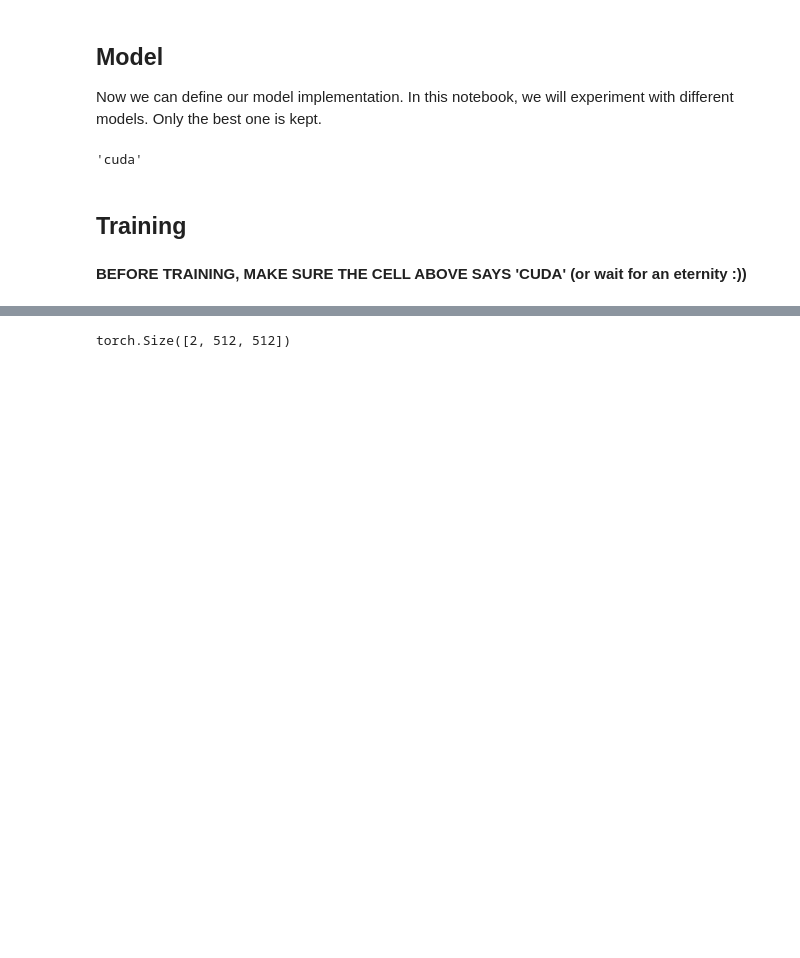
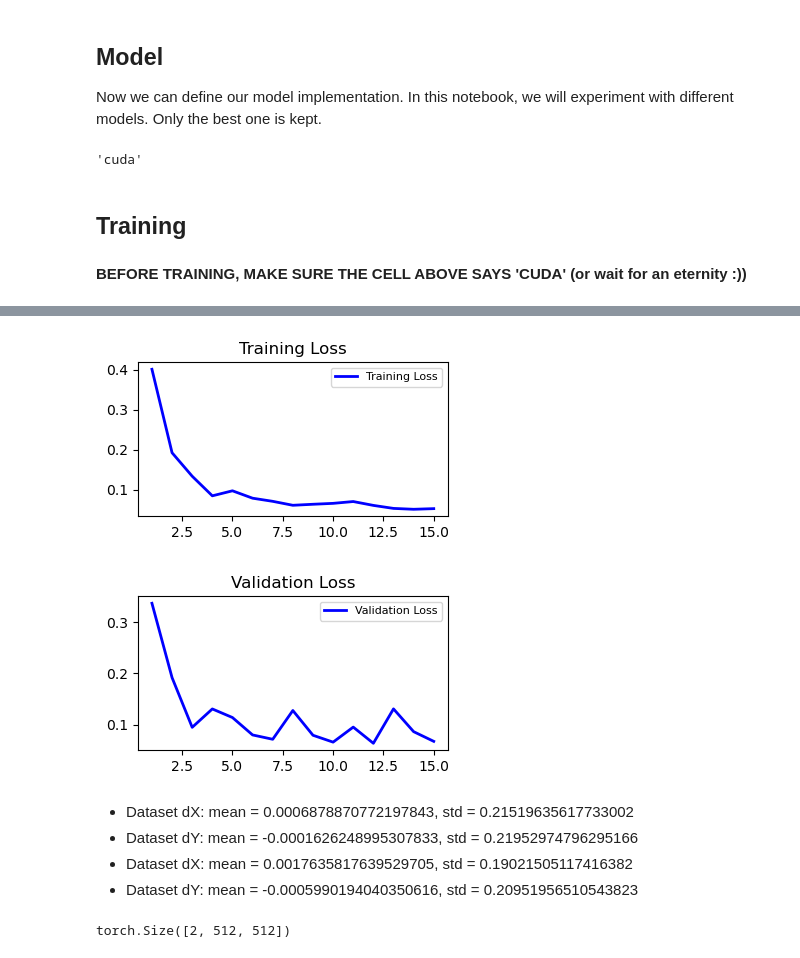
Before and after one commit to signynas/diet4CoLA, a Jupyter notebook: notebooks/diet4cola_unet_regression.ipynb, the cells around one changed output, grey strips where cells are left out. Saved outputs shown, nothing was run; the diff lists cells and outputs as text; code cells hidden in the pictures; blank space fills up the shorter version.

```diff
--- a/notebooks/diet4cola_unet_regression.ipynb
+++ b/notebooks/diet4cola_unet_regression.ipynb
@@ -348,5 +357,5 @@ def train(epochs: int = 10, validate: bool = True, update_every: bool = False):
 
     return train_loss_on_epoch, val_loss_on_epoch
 # %%
-train_loss_on_epoch, val_loss_on_epoch = train(epochs=2, validate=True, update_every=True)
+train_loss_on_epoch, val_loss_on_epoch = train(epochs=15, validate=True, update_every=True)
 # %% [output]
@@ -377,12 +407,20 @@ uuid = save()
 # %%
 def plot_loss_curves(train_loss_on_epoch, val_loss_on_epoch, model_uuid):
     plot_curve(np.array(train_loss_on_epoch), np.arange(1, len(train_loss_on_epoch) + 1, 1), 'Training Loss')
     plot_curve(np.array(val_loss_on_epoch), np.arange(1, len(val_loss_on_epoch) + 1, 1), 'Validation Loss')
 
     # Save curves
     np.save(Path(f'../data/models/model_{model_uuid}_tloss'), np.array(train_loss_on_epoch))
     np.save(Path(f'../data/models/model_{model_uuid}_vloss'), np.array(train_loss_on_epoch))
 
-#plot_loss_curves(train_loss_on_epoch, val_loss_on_epoch, uuid)
+plot_loss_curves(train_loss_on_epoch, val_loss_on_epoch, uuid)
+# %% [output]
+[figure, added]
+[figure, added]
+# %% [markdown]
+* Dataset dX: mean = 0.0006878870772197843, std = 0.21519635617733002
+* Dataset dY: mean = -0.0001626248995307833, std = 0.21952974796295166
+* Dataset dX: mean = 0.0017635817639529705, std = 0.19021505117416382
+* Dataset dY: mean = -0.0005990194040350616, std = 0.20951956510543823
 # %%
 # Some random test
```
Also changed, not shown: parts of 10 cells of this notebook, 3 other files.
